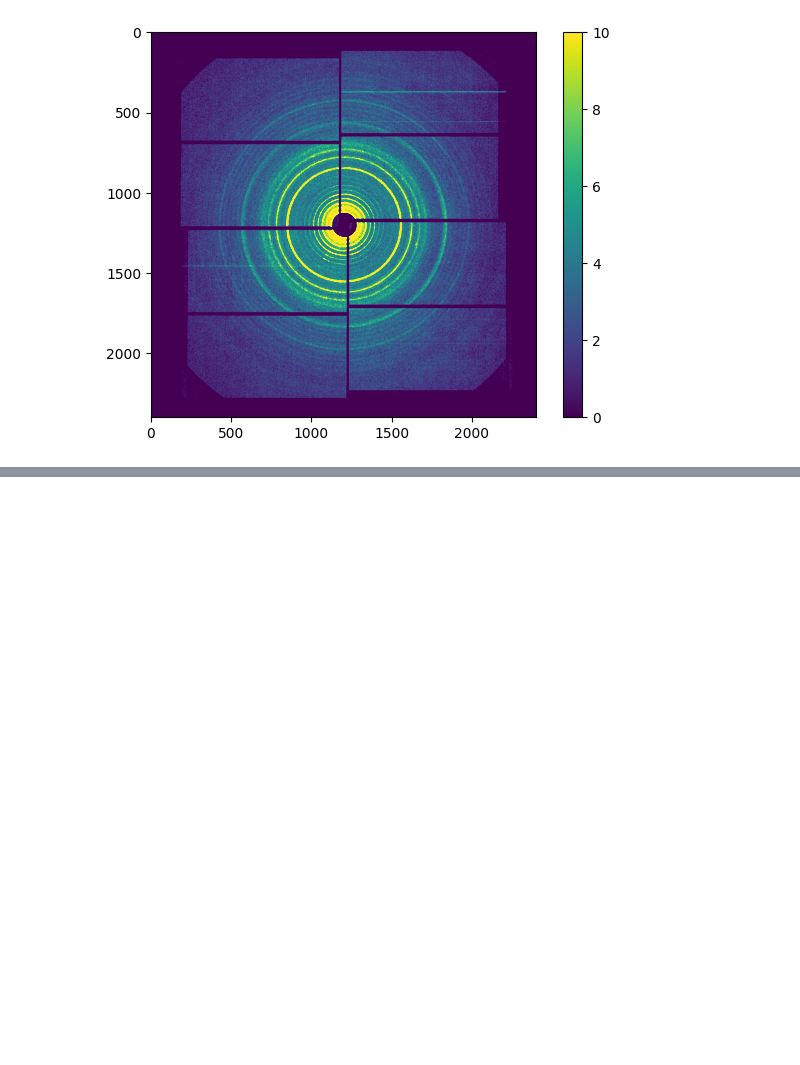
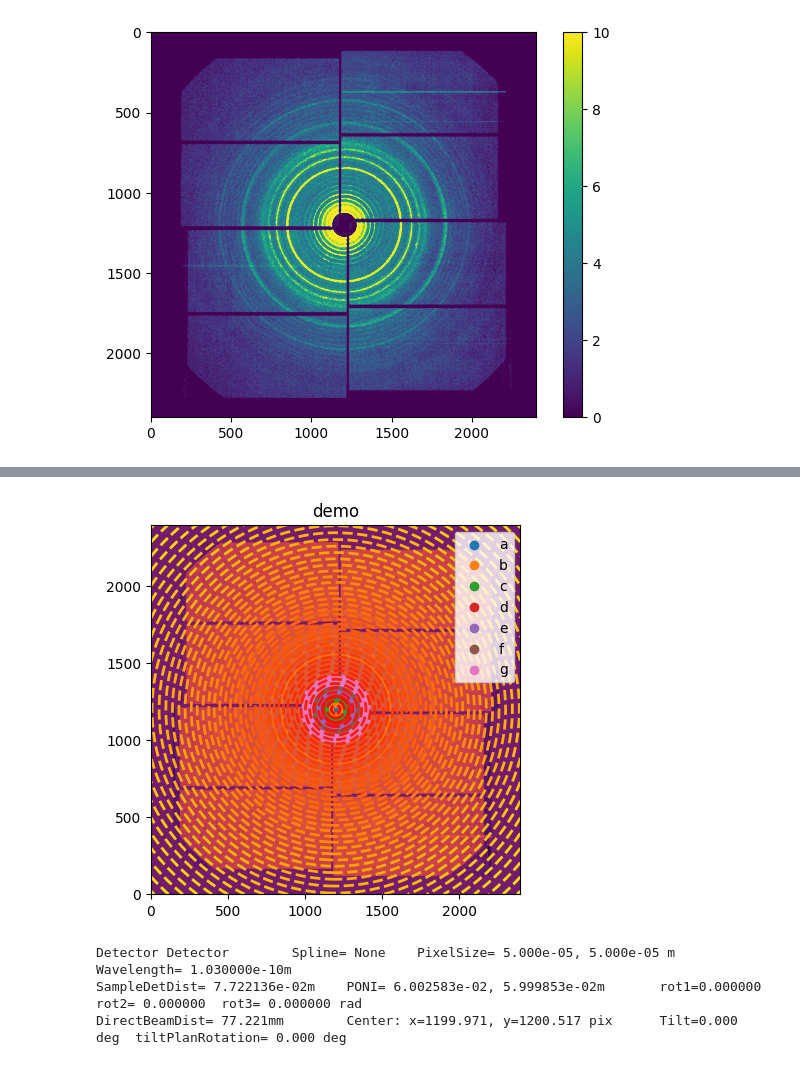
Before and after one commit to fperakis/SACLA_2022B8033, a Jupyter notebook: examples/04_test_calibrator.ipynb, the cells around one changed output, grey strips where cells are left out. Saved outputs shown, nothing was run; the diff lists cells and outputs as text; code cells hidden in the pictures; blank space fills up the shorter version.

```diff
--- a/examples/04_test_calibrator.ipynb
+++ b/examples/04_test_calibrator.ipynb
@@ -61,0 +61,6 @@ filter.ipynb.invalid  tag_1145400.lst
+# %%
+# This allow to measure approximatively the position of the beam center ...
+x = 1200 # x-coordinate of the beam-center in pixels
+y = 1200 # y-coordinate of the beam-center in pixels
+d = 79 # This is the distance in mm (unit used by Fit2d)
+wl = 1.03e-10 # The wavelength is 1 Å
@@ -61,0 +89,4 @@ filter.ipynb.invalid  tag_1145400.lst
+# %%
+# The SingleGeometry object (from goniometer) allows to extract automatically ring and calibrate
+sg = SingleGeometry("demo", frame, calibrant=behenate, detector=detector, geometry=initial)
+sg.extract_cp(max_rings=7)
@@ -61,0 +104,14 @@ filter.ipynb.invalid  tag_1145400.lst
+# %%
+#Control point and rings do not overlap well initially (this was a guessed geometry)
+ax = jupyter.display(sg=sg)
+# %% [output]
+[figure, added]
+# %%
+# Refine the geometry ... here in SAXS geometry, the rotation is fixed in orthogonal setup
+sg.geometry_refinement.refine2(fix=["rot1", "rot2", "rot3", "wavelength"])
+sg.get_ai()
+# %% [output]
+Detector Detector        Spline= None    PixelSize= 5.000e-05, 5.000e-05 m
+Wavelength= 1.030000e-10m
+SampleDetDist= 7.722136e-02m    PONI= 6.002583e-02, 5.999853e-02m       rot1=0.000000  rot2= 0.000000  rot3= 0.000000 rad
+DirectBeamDist= 77.221mm        Center: x=1199.971, y=1200.517 pix      Tilt=0.000 deg  tiltPlanRotation= 0.000 deg
```
Also changed, not shown: parts of 14 cells of this notebook, 1 other file.
